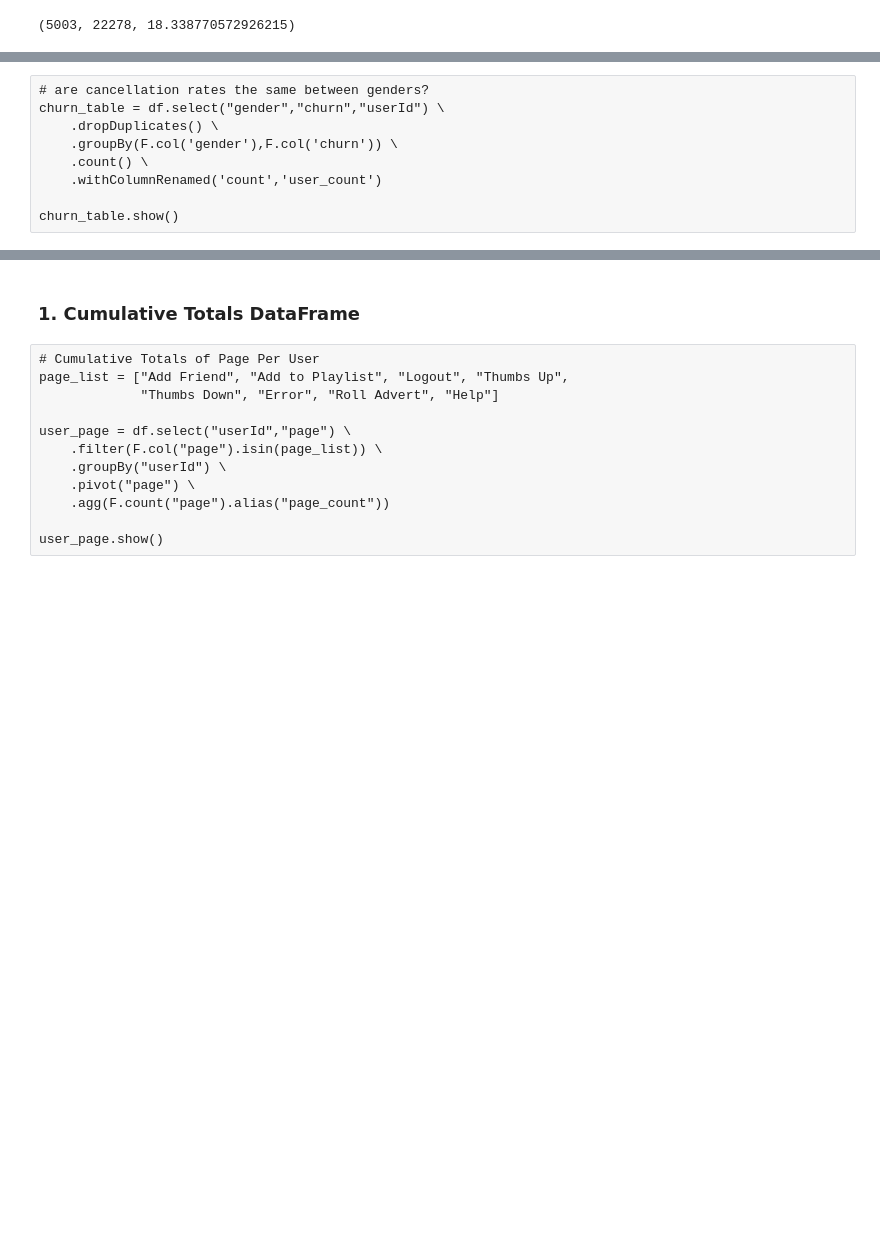
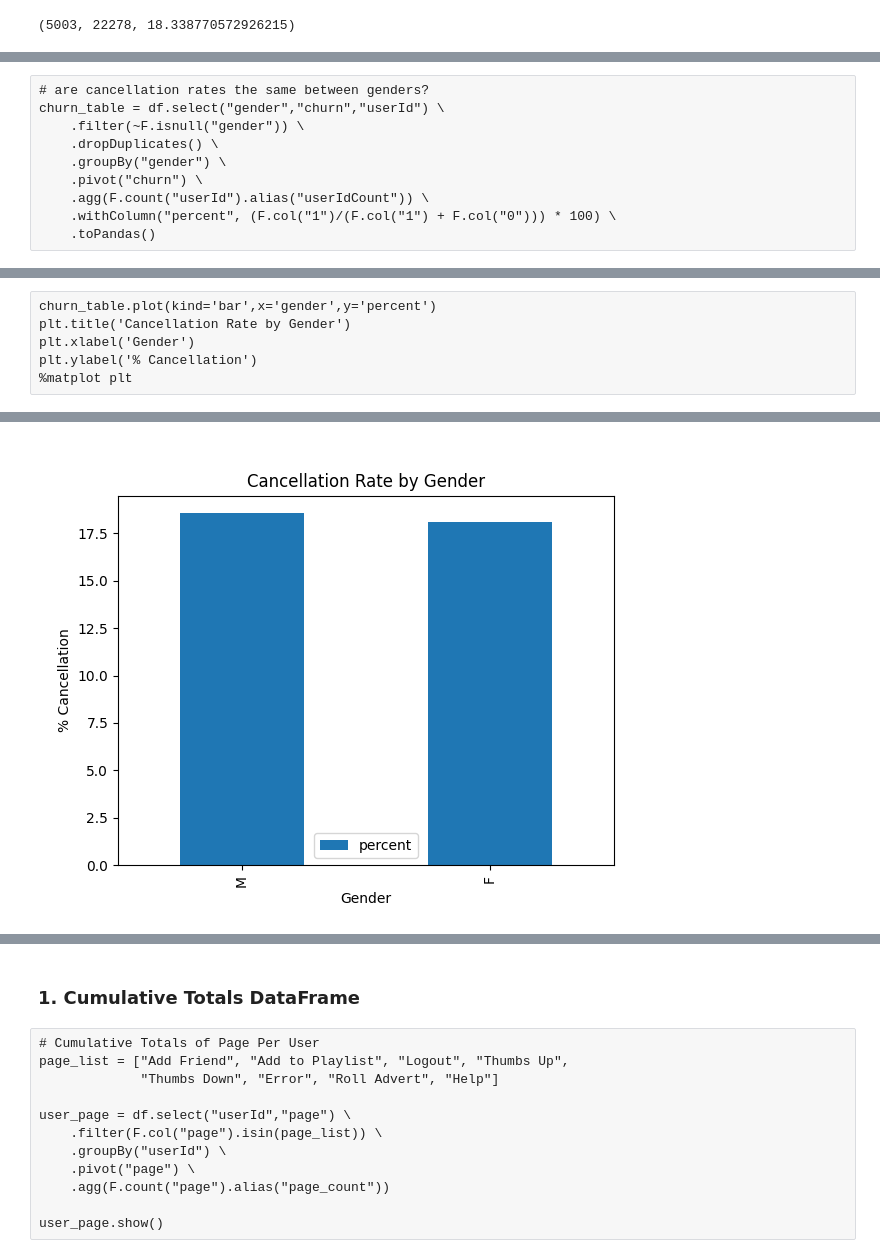
Before and after one commit to DJSherwood/Pyspark-Udacity-Capstone, a Jupyter notebook: Sparkify_Cluster.ipynb, the cells around one changed output, grey strips where cells are left out. Saved outputs shown, nothing was run; the diff lists cells and outputs as text; blank space fills up the shorter version.

```diff
--- a/Sparkify_Cluster.ipynb
+++ b/Sparkify_Cluster.ipynb
@@ -159,11 +228,12 @@ churn_table.show()
 # %%
 # are cancellation rates the same between genders?
 churn_table = df.select("gender","churn","userId") \
+    .filter(~F.isnull("gender")) \
     .dropDuplicates() \
-    .groupBy(F.col('gender'),F.col('churn')) \
-    .count() \
-    .withColumnRenamed('count','user_count')
-
-churn_table.show()
+    .groupBy("gender") \
+    .pivot("churn") \
+    .agg(F.count("userId").alias("userIdCount")) \
+    .withColumn("percent", (F.col("1")/(F.col("1") + F.col("0"))) * 100) \
+    .toPandas()
 # %% [output]
 [interactive output not drawn]
@@ -178,0 +240,7 @@ churn_table.show()
+# %%
+churn_table.plot(kind='bar',x='gender',y='percent')
+plt.title('Cancellation Rate by Gender')
+plt.xlabel('Gender')
+plt.ylabel('% Cancellation')
+%matplot plt
+# %% [output]
@@ -179,3 +248,4 @@ churn_table.show()
+[figure, added]
 # %% [markdown]
 # Feature Engineering
 The goal is to predict behavior at the user level--specifically if the user 'churns' or not. Therefore, my feature engineering focuses on finding characteristics at the `user` level. For each feature, I create a dataframe with the `userId` as the key. The dataframes are joined together, ensuring that one row eqauls one unique `userId`. Finally, the `userId` column is dropped.
```
Also changed, not shown: parts of 38 cells of this notebook, 1 other file.
